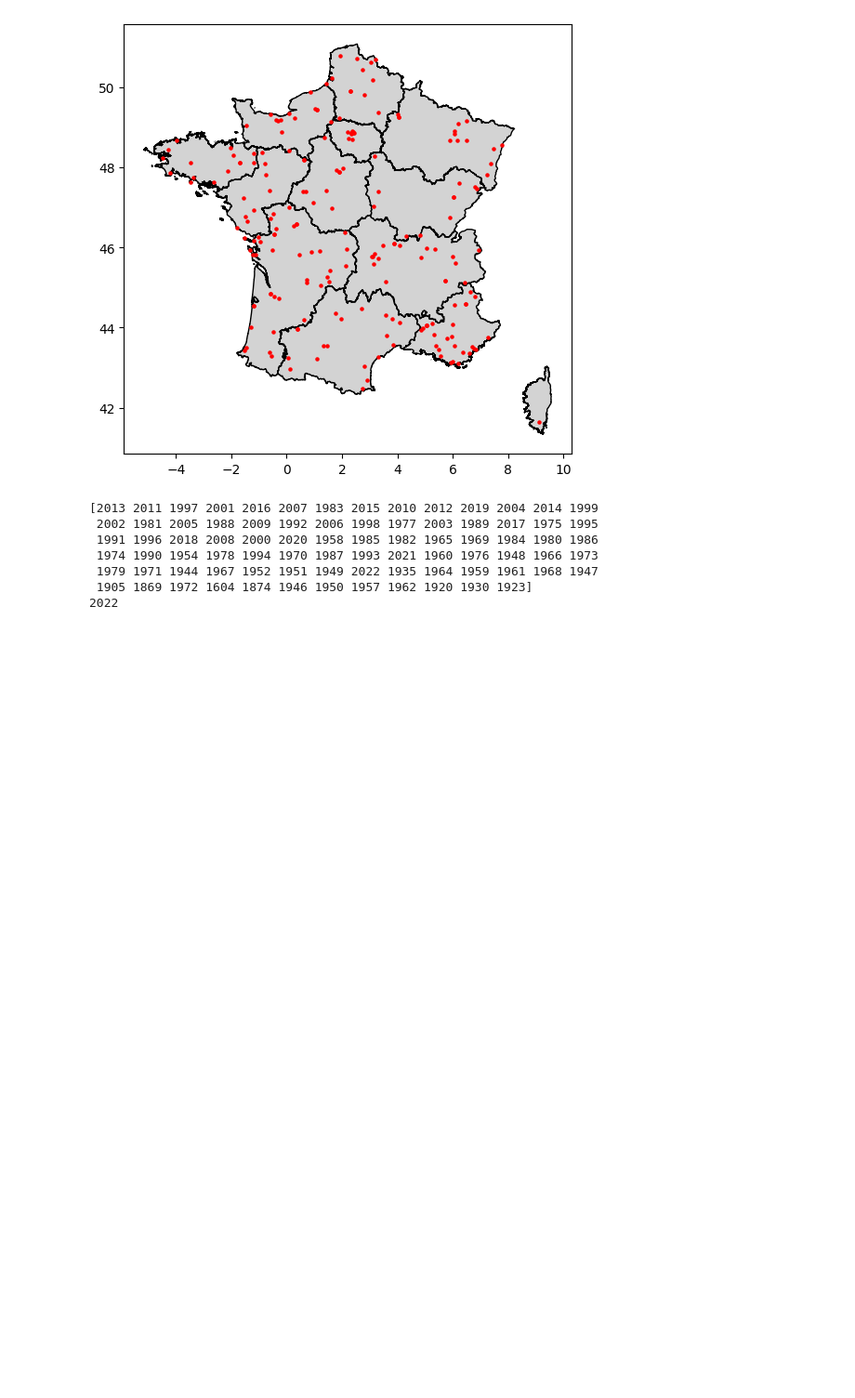
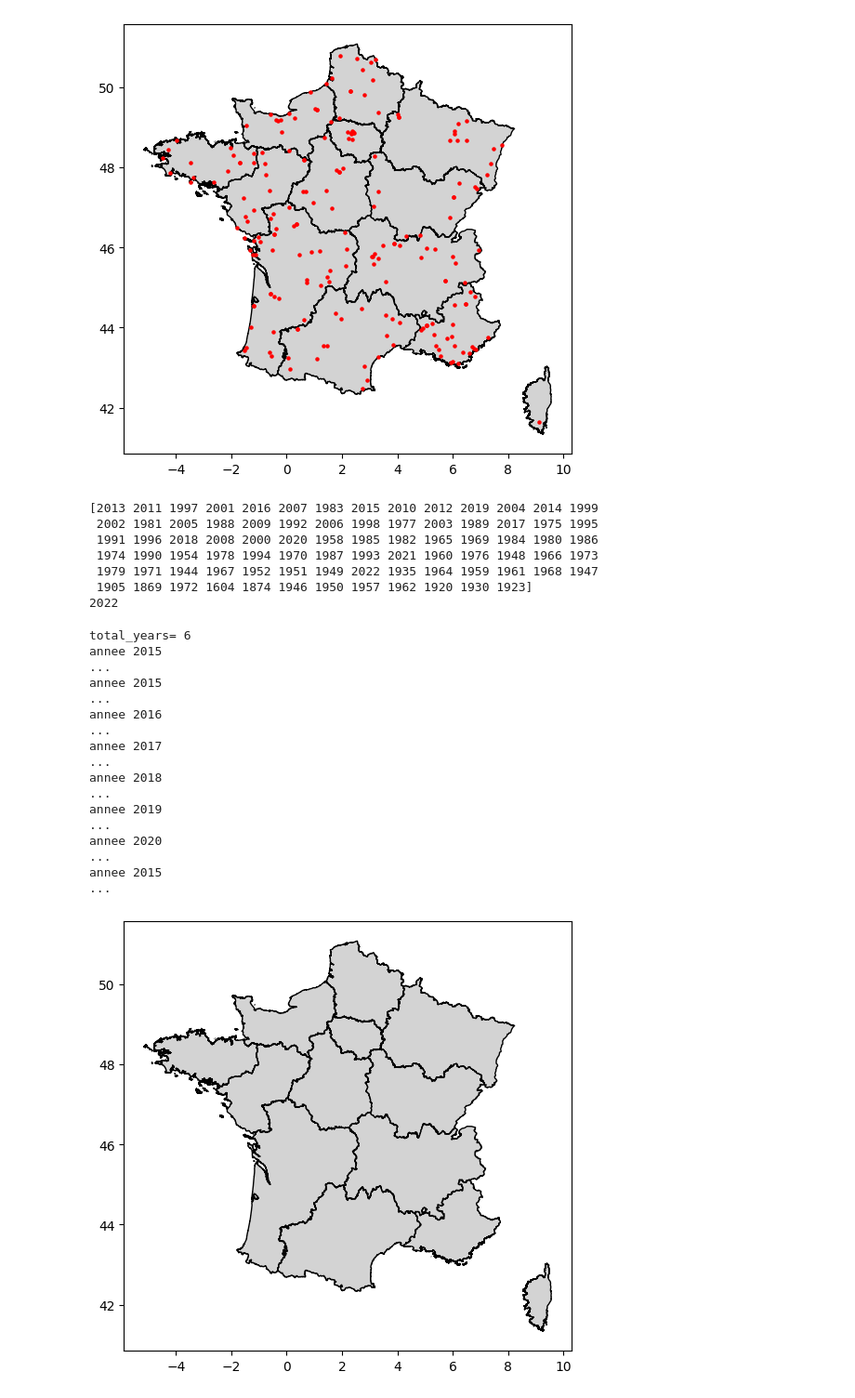
Before and after one commit to MaelieP/Projet-python--, a Jupyter notebook: animation.ipynb, the cells around one changed output. Shown: that part at 93% size. Drawn from its saved outputs; the diff is of its cells as text; code cells hidden in the pictures; blank space fills up the shorter version.

```diff
--- a/animation.ipynb
+++ b/animation.ipynb
@@ -156,31 +156,50 @@ annee_min = 2015
 annee_max = 2020
 
 total_years = annee_max - annee_min + 1
 print("total_years=", total_years)
 
 
 #On importe le fond de carte de la France
 ax = make_fond_carte(reg_sans_dom)
 
 #On initialise la figure
 fig, ax = plt.subplots(figsize=(8, 6))
 reg_sans_dom.boundary.plot(ax=ax)
 
 def update(frame):
     #ax.clear()
     reg_sans_dom.boundary.plot(ax=ax)
     print("annee", annee_min + frame)
 
     # Appeler votre fonction existante pour afficher la carte pour une année spécifique
     layer = carte(shp_sans_dom, ax, annee_min + frame)
     print("...")
     ax.set_title(f'Année {annee_min + frame}')
     return [layer]
     #ax.set_aspect('equal')
 
 
 # Création de l'animation
 anim = FuncAnimation(fig, update, frames=total_years, repeat=False)
 
-writer = PillowWriter(fps=1)
+writer = PillowWriter(fps=2)
 anim.save("test_avec_titre.gif", writer=writer)
+# %% [output]
+total_years= 6
+annee 2015
+...
+annee 2015
+...
+annee 2016
+...
+annee 2017
+...
+annee 2018
+...
+annee 2019
+...
+annee 2020
+...
+annee 2015
+...
+[figure, added]
```
Also changed, not shown: parts of 1 cell of this notebook.
